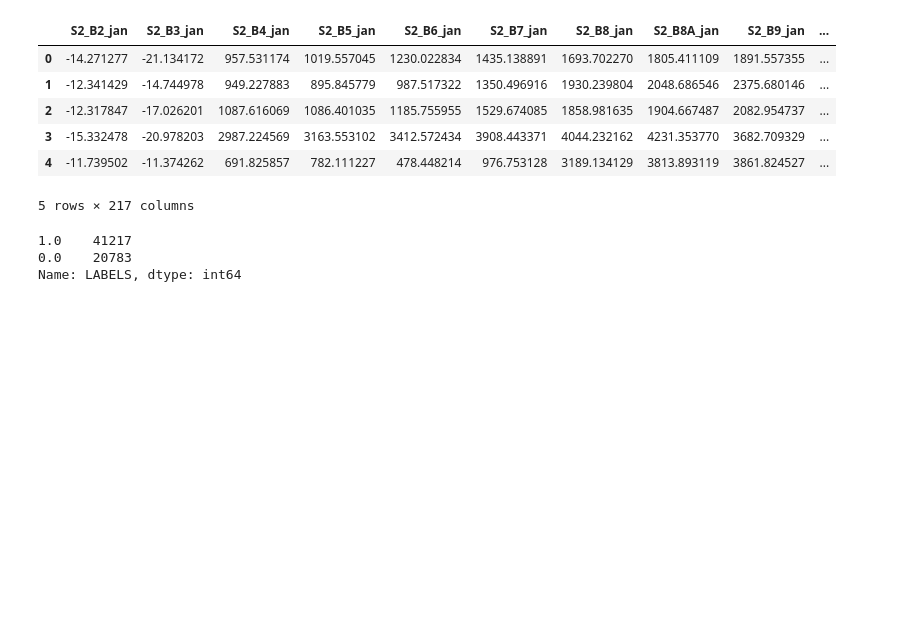
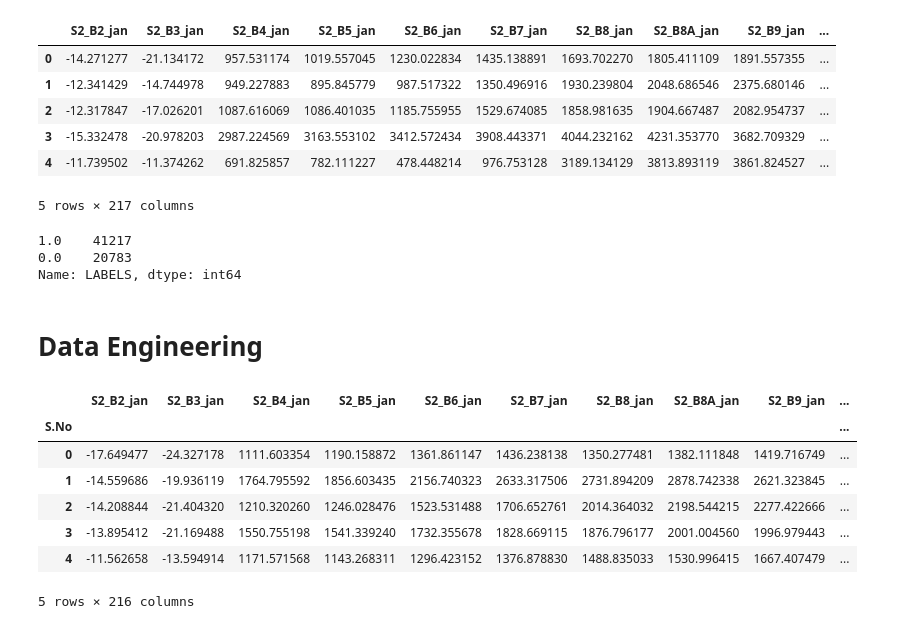
Before and after one commit to AxelBogos/Cropland-Detection, a Jupyter notebook: notebooks/Exploration.ipynb, the cells around one changed output. Saved outputs shown, nothing was run; the diff lists cells and outputs as text; code cells hidden in the pictures; blank space fills up the shorter version.

Commit message:
data engineering (agg)

```diff
--- a/notebooks/Exploration.ipynb
+++ b/notebooks/Exploration.ipynb
@@ -155,3 +155,17 @@ train['LABELS'].value_counts()
 1.0    41217
 0.0    20783
 Name: LABELS, dtype: int64
+# %% [markdown]
+# Data Engineering
+# %%
+test = pd.read_csv("../data/orig/test.csv", index_col = 0)
+test.head()
+# %% [output]
+|  | S2_B2_jan | S2_B3_jan | S2_B4_jan | S2_B5_jan | S2_B6_jan | S2_B7_jan | S2_B8_jan | S2_B8A_jan | S2_B9_jan | ... |
+| S.No |  |  |  |  |  |  |  |  |  | ... |
+| 0 | -17.649477 | -24.327178 | 1111.603354 | 1190.158872 | 1361.861147 | 1436.238138 | 1350.277481 | 1382.111848 | 1419.716749 | ... |
+| 1 | -14.559686 | -19.936119 | 1764.795592 | 1856.603435 | 2156.740323 | 2633.317506 | 2731.894209 | 2878.742338 | 2621.323845 | ... |
+| 2 | -14.208844 | -21.404320 | 1210.320260 | 1246.028476 | 1523.531488 | 1706.652761 | 2014.364032 | 2198.544215 | 2277.422666 | ... |
+| 3 | -13.895412 | -21.169488 | 1550.755198 | 1541.339240 | 1732.355678 | 1828.669115 | 1876.796177 | 2001.004560 | 1996.979443 | ... |
+| 4 | -11.562658 | -13.594914 | 1171.571568 | 1143.268311 | 1296.423152 | 1376.878830 | 1488.835033 | 1530.996415 | 1667.407479 | ... |
+5 rows × 216 columns
```
Also changed, not shown: parts of 5 cells of this notebook, 1 other file.
